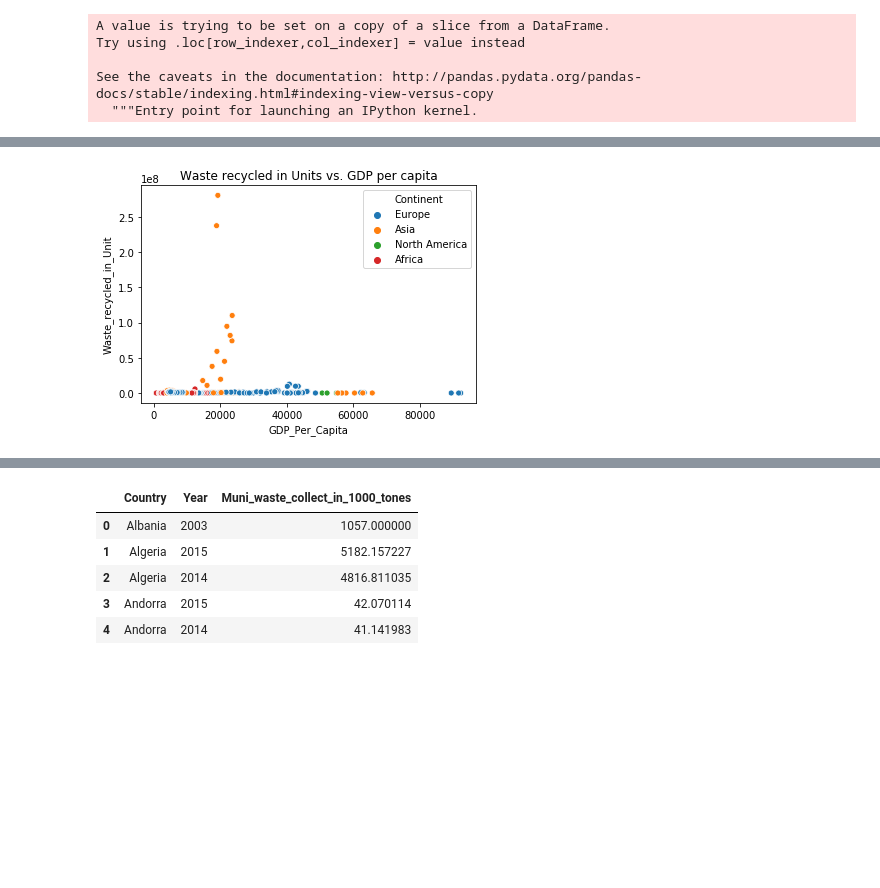
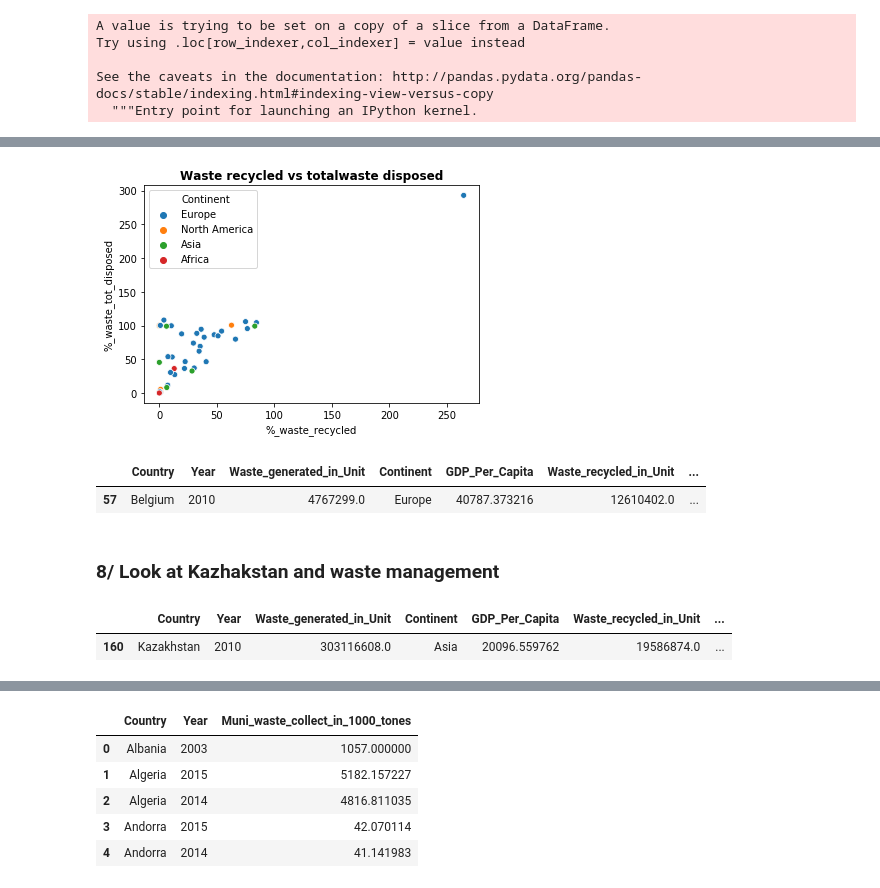
Before and after one commit to nss-data-science-cohort-4/dq1-undata-AmyLG, a Jupyter notebook: notebooks/UN_Data_Exploration.ipynb, the cells around one changed output, grey strips where cells are left out. Cells and saved outputs as stored; diff of their text form; code cells hidden in the pictures; blank space fills up the shorter version.

```diff
--- a/notebooks/UN_Data_Exploration.ipynb
+++ b/notebooks/UN_Data_Exploration.ipynb
@@ -988,5 +935,5 @@ gdp_waste_2010.nlargest(5, 'Waste_incinerated_in_Unit')
 # %%
-gdp_waste_2010['%_waste_landfilled'] = 100*(gdp_waste_2010['Waste_landfilled_in_Unit']/gdp_waste_2010['Waste_generated_in_Unit'])
+gdp_waste_2010['%_waste_landfilled'] = 100*(gdp_waste_2010.loc[:,'Waste_landfilled_in_Unit']/gdp_waste_2010.loc[:,'Waste_generated_in_Unit'])
 # %% [output]
 A value is trying to be set on a copy of a slice from a DataFrame.
 Try using .loc[row_indexer,col_indexer] = value instead
@@ -1038,7 +989,7 @@ gdp_waste_2010.nlargest(5, '%_waste_recycled')
 | 134 | Iceland | 2010 | 8.304000e+03 | Europe | 40136.737154 | 6.352000e+03 | ... |
 | 236 | Poland | 2010 | 1.491845e+06 | Europe | 21770.644436 | 1.117841e+06 | ... |
 # %%
-gdp_waste_2010['%_waste_tot_disposed'] = (gdp_waste_2010['%_waste_landfilled'] + gdp_waste_2010['%_waste_recycled'] + gdp_waste_2010['%_waste_incinerated'])
+gdp_waste_2010['%_waste_tot_disposed'] = (gdp_waste_2010.loc[:,'%_waste_landfilled'] + gdp_waste_2010.loc[:,'%_waste_recycled'] + gdp_waste_2010.loc[:,'%_waste_incinerated'])
 # %% [output]
 A value is trying to be set on a copy of a slice from a DataFrame.
 Try using .loc[row_indexer,col_indexer] = value instead
@@ -1048,5 +1056,17 @@ See the caveats in the documentation: http://pandas.pydata.org/pandas-docs/stabl
 # %%
-sns.scatterplot(data = gdp_waste_generate_recycled_incinerated_landfilled, x = 'GDP_Per_Capita', y = 'Waste_recycled_in_Unit', hue = 'Continent')
-plt.title('Waste recycled in Units vs. GDP per capita');
+sns.scatterplot(data = gdp_waste_2010, x = '%_waste_recycled', y = '%_waste_tot_disposed', hue = 'Continent')
+plt.title('Waste recycled vs totalwaste disposed',fontweight = 'bold');
 # %% [output]
-[figure, old version]
+[figure, new version]
+# %%
+gdp_waste_2010[(gdp_waste_2010['%_waste_recycled'] > 200)]
+# %% [output]
+|  | Country | Year | Waste_generated_in_Unit | Continent | GDP_Per_Capita | Waste_recycled_in_Unit | ... |
+| 57 | Belgium | 2010 | 4767299.0 | Europe | 40787.373216 | 12610402.0 | ... |
+# %% [markdown]
+### 8/ Look at Kazhakstan and waste management
+# %%
+kazhakstan = gdp_waste_2010.loc[gdp_waste_2010['Country'] == 'Kazakhstan']
+# %% [output]
+|  | Country | Year | Waste_generated_in_Unit | Continent | GDP_Per_Capita | Waste_recycled_in_Unit | ... |
+| 160 | Kazakhstan | 2010 | 303116608.0 | Asia | 20096.559762 | 19586874.0 | ... |
```
Also changed, not shown: parts of 57 cells of this notebook.
